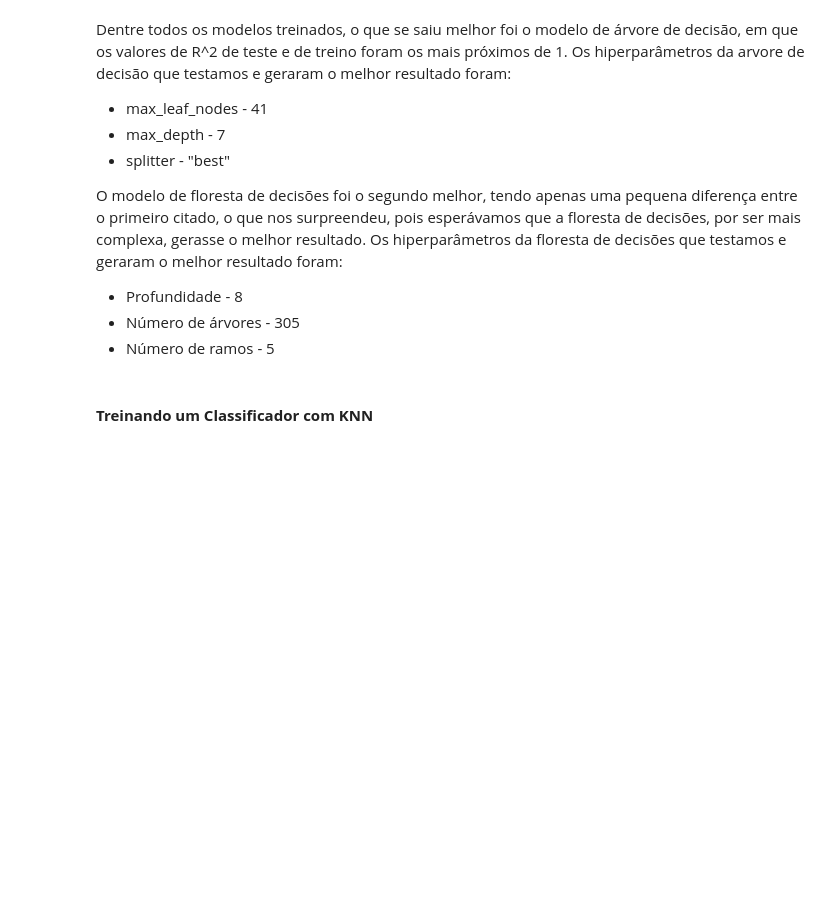
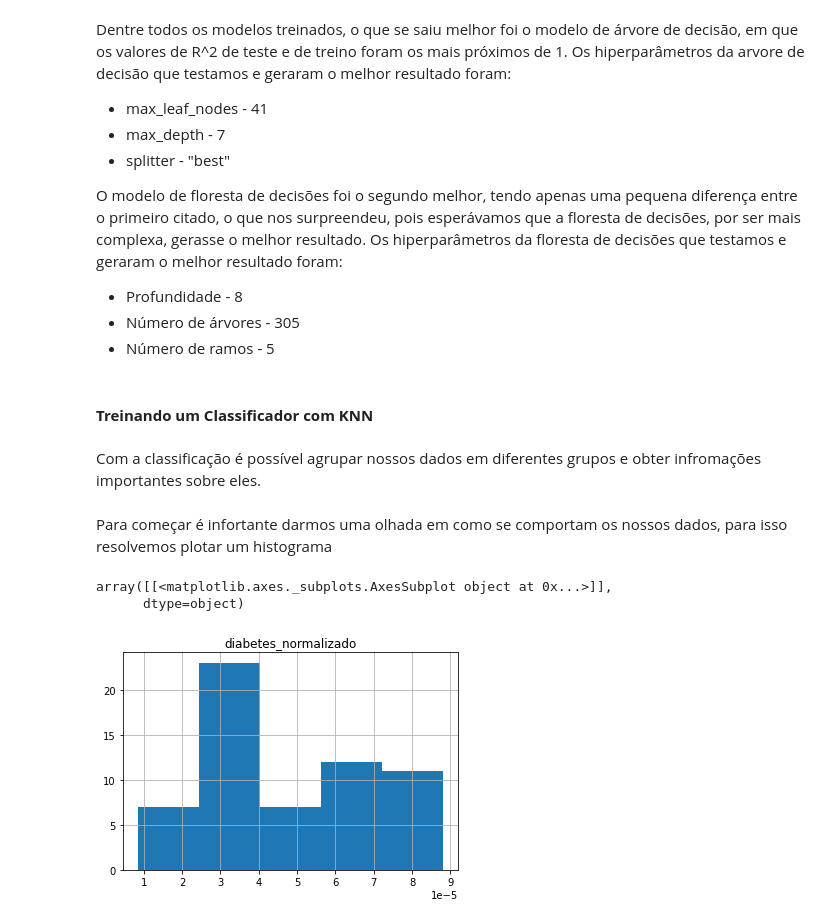
Before and after one commit to barbaraperez/Estudo-do-diabetes, a Jupyter notebook: machine_learning.ipynb, the cells around one changed output. Cells and saved outputs as stored; diff of their text form; code cells hidden in the pictures; blank space fills up the shorter version.

```diff
--- a/machine_learning.ipynb
+++ b/machine_learning.ipynb
@@ -1765,0 +1847,10 @@ y_transformed = lab.fit_transform(y_treino)
+# %% [markdown]
+Com a classificação é possível agrupar nossos dados em diferentes grupos e obter infromações importantes sobre eles.
+# %% [markdown]
+Para começar é infortante darmos uma olhada em como se comportam os nossos dados, para isso resolvemos plotar um histograma
+# %%
+df_atualizado[target].hist(bins=5)
+# %% [output]
+array([[<matplotlib.axes._subplots.AxesSubplot object at 0x...>]],
+      dtype=object)
+[figure, added]
```
Also changed, not shown: parts of 45 cells of this notebook.
